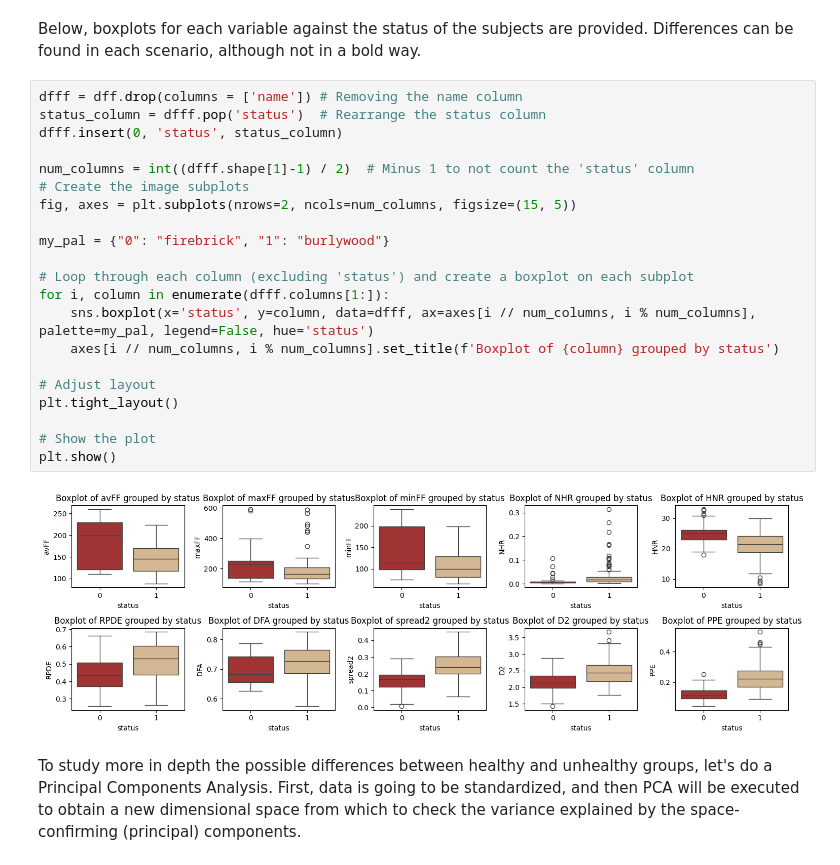
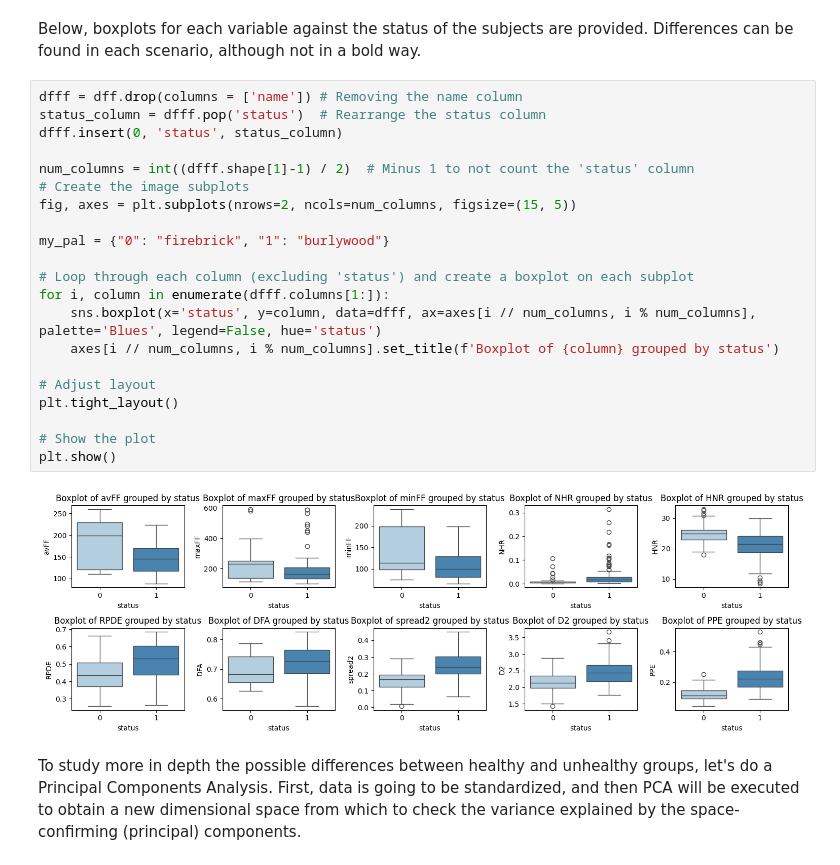
Before and after one commit to dparedga/SP_LAB, a Jupyter notebook: collaborator_1.ipynb, the cells around one changed output. Cells and saved outputs as stored; diff of their text form.

```diff
--- a/collaborator_1.ipynb
+++ b/collaborator_1.ipynb
@@ -291,26 +282,26 @@ Below, boxplots for each variable against the status of the subjects are provide
 # %%
 dfff = dff.drop(columns = ['name']) # Removing the name column
 status_column = dfff.pop('status')  # Rearrange the status column
 dfff.insert(0, 'status', status_column)
 
 num_columns = int((dfff.shape[1]-1) / 2)  # Minus 1 to not count the 'status' column
 # Create the image subplots
 fig, axes = plt.subplots(nrows=2, ncols=num_columns, figsize=(15, 5))
 
 my_pal = {"0": "firebrick", "1": "burlywood"}
 
 # Loop through each column (excluding 'status') and create a boxplot on each subplot
 for i, column in enumerate(dfff.columns[1:]):
-    sns.boxplot(x='status', y=column, data=dfff, ax=axes[i // num_columns, i % num_columns], palette=my_pal, legend=False, hue='status')
+    sns.boxplot(x='status', y=column, data=dfff, ax=axes[i // num_columns, i % num_columns], palette='Blues', legend=False, hue='status')
     axes[i // num_columns, i % num_columns].set_title(f'Boxplot of {column} grouped by status')
 
 # Adjust layout
 plt.tight_layout()
 
 # Show the plot
 plt.show()
 # %% [output]
-[figure, old version]
+[figure, new version]
 # %% [markdown]
 To study more in depth the possible differences between healthy and unhealthy groups, let's do a Principal Components Analysis. First, data is going to be standardized, and then PCA will be executed to obtain a new dimensional space from which to check the variance explained by the space-confirming (principal) components.
 # %%
```
Also changed, not shown: parts of 2 cells of this notebook.
